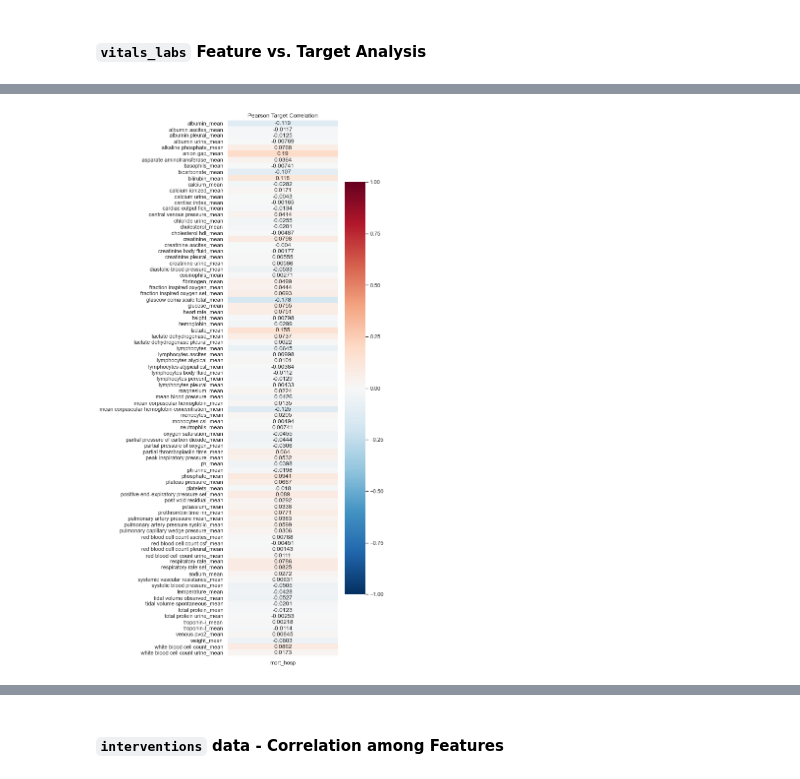
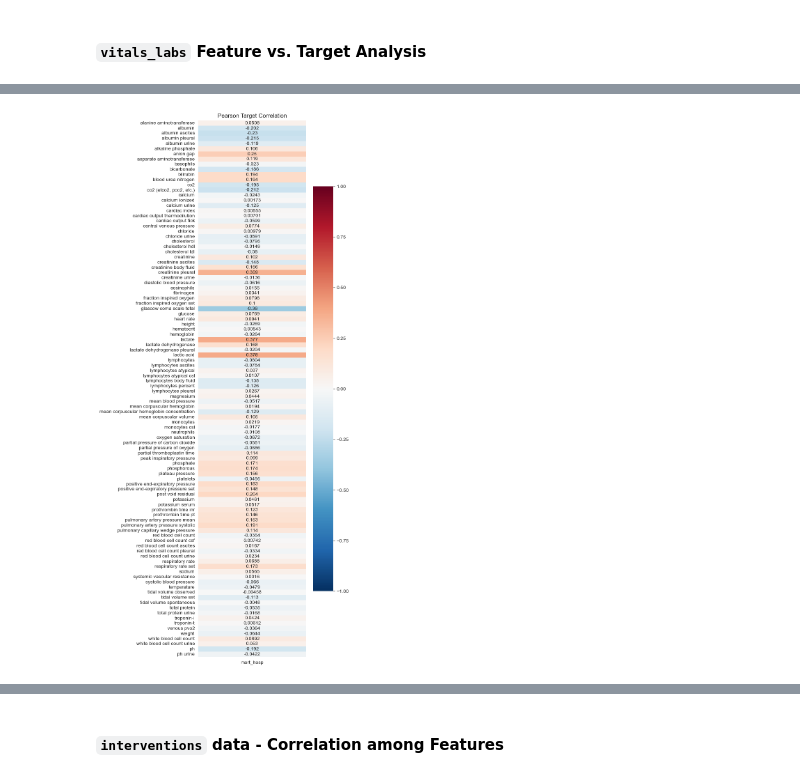
Before and after one commit to drama-404/FuzzyMedNet, a Jupyter notebook: notebooks/EDA.ipynb, the cells around one changed output, grey strips where cells are left out. Saved outputs shown, nothing was run; the diff lists cells and outputs as text; code cells hidden in the pictures.

```diff
--- a/notebooks/EDA.ipynb
+++ b/notebooks/EDA.ipynb
@@ -58,12 +58,12 @@ from utils.safe_display import blind_display
 # %%
 # Configuration & Settings:
 
-plt.style.use('seaborn-whitegrid')
+# plt.style.use('seaborn-whitegrid')
 plt.rcParams['figure.figsize'] = (12, 8)
 
 warnings.filterwarnings('ignore')
-os.environ['WANDB_SILENT'] = 'true'
-sns.set_theme(style="whitegrid")
+# os.environ['WANDB_SILENT'] = 'true'
+# sns.set_theme(style="whitegrid")
 
 # # Login and initialize a new wandb run
 # wandb_key = os.environ.get("WANDB_API_KEY")
@@ -155,8 +111,8 @@ None
 # %%
 # Limit vital signs, lab measurements, and interventions to the first 30 hours of admission
-vitals_labs = vitals_labs[vitals_labs.index.get_level_values('hours_in') < 30]
-vitals_labs_mean = vitals_labs_mean[vitals_labs_mean.index.get_level_values('hours_in') < 30]
-interventions = interventions[interventions.index.get_level_values('hours_in') < 30]
+vitals_labs_48 = vitals_labs[vitals_labs.index.get_level_values('hours_in') < 48]
+vitals_labs_mean_48 = vitals_labs_mean[vitals_labs_mean.index.get_level_values('hours_in') < 48]
+interventions_48 = interventions[interventions.index.get_level_values('hours_in') < 48]
 blind_display(patients, vitals_labs_mean, interventions, blinded=BLINDED)
 # %% [output]
 patients.shape:  (34472, 28)
@@ -854,4 +628,7 @@ from utils.eda_functions import *
+# %%
+y_hosp = patients[['mort_hosp', 'mort_icu']]
+vitals_labs_mean_flat = vitals_labs_mean_48.index.droplevel(0)
 # %%
-pearson_target_correlation(vitals_full_mean, Ys_full_imputed, fig_size=(5, 20))
+pearson_target_correlation(vitals_labs_mean_flat, y_hosp, fig_size=(5, 20))
 # %% [output]
-[figure, old version]
+[figure, new version]
```
Also changed, not shown: parts of 53 cells of this notebook, 13 other files.
